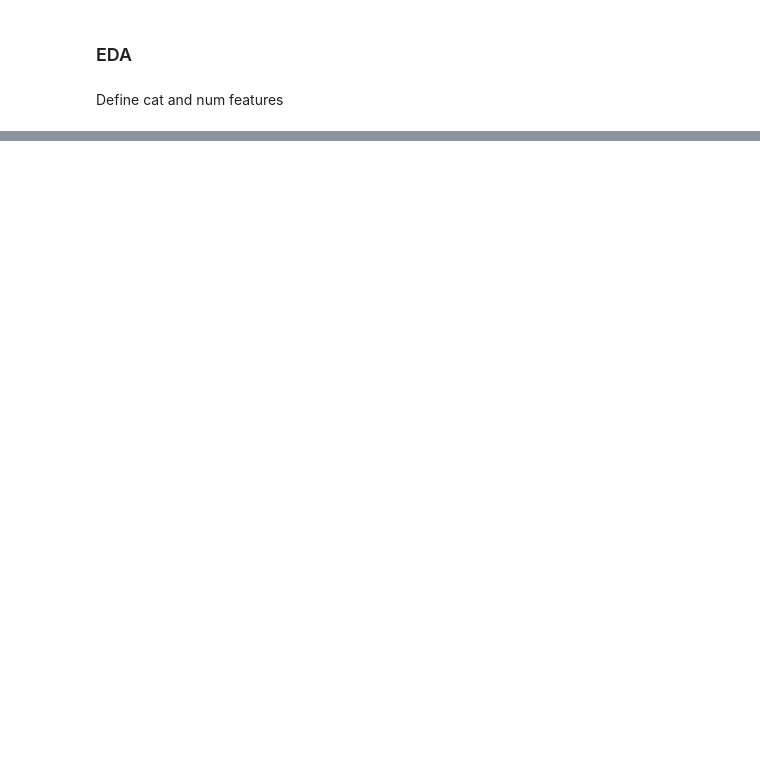
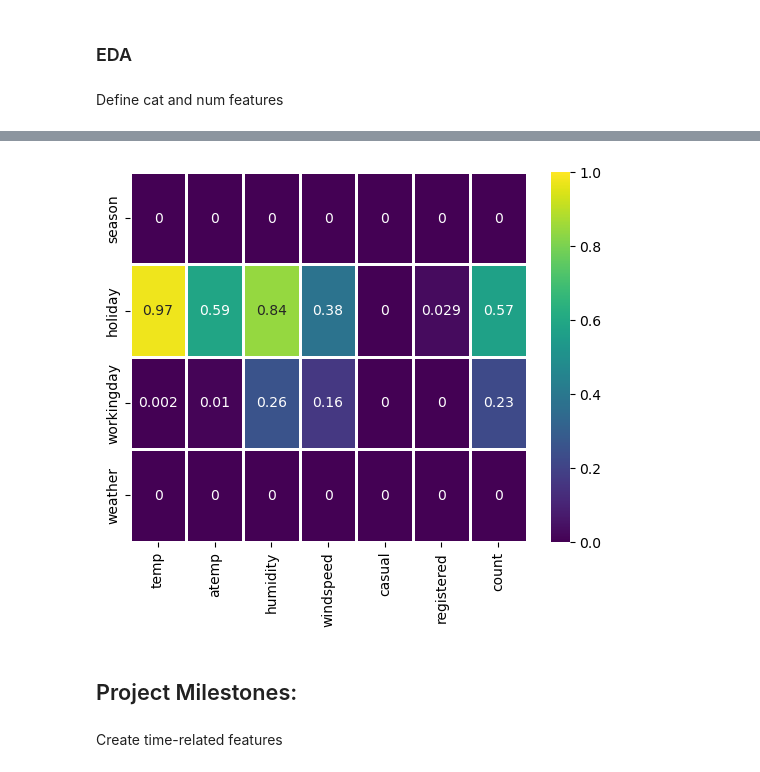
Before and after one commit to ElizavetaBugaeva/bootcamp_projects, a Jupyter notebook: week_03/Project Week 3.ipynb, the cells around one changed output, grey strips where cells are left out. Saved outputs shown, nothing was run; the diff lists cells and outputs as text; code cells hidden in the pictures; blank space fills up the shorter version.

```diff
--- a/week_03/Project Week 3.ipynb
+++ b/week_03/Project Week 3.ipynb
@@ -297,0 +174,11 @@ sample_week
+# %%
+#Works with p-values. p_value in all the cases < 0.05 implying likely correlation between categorical and numerical features
+def anova_pvalue(df,cat_col,num_col): #probability of no correlation
+    """
+    This function spits out the anova p-value (probability of no correlation)
+    between a categorical column and a numerical column of a dataframe
+    """
+    CategoryGroupLists = df.groupby(cat_col)[num_col].apply(list)
+    AnovaResults = ss.f_oneway(*CategoryGroupLists)
+    p_value = round(AnovaResults[1],3)
+    return p_value
@@ -297,0 +252,19 @@ sample_week
+# %%
+#Correlation between numrical and categorical features
+#Works with p-values. p_value in all the cases < 0.05 implying likely correlation between categorical and numerical features
+def anova_pvalue(df,cat_col,num_col): #probability of no correlation
+    """
+    This function spits out the anova p-value (probability of no correlation)
+    between a categorical column and a numerical column of a dataframe
+    """
+    CategoryGroupLists = df.groupby(cat_col)[num_col].apply(list)
+    AnovaResults = ss.f_oneway(*CategoryGroupLists)
+    p_value = round(AnovaResults[1],3)
+    return p_value
+# %%
+anova_pvalue_dict = dict(
+    zip(
+        num_features,
+        [[anova_pvalue(train,f1,f2) for f1 in cat_features] for f2 in num_features]
+    )
+)
@@ -297,0 +281,15 @@ sample_week
+# %%
+sns.heatmap(data=pd.DataFrame(data=anova_pvalue_dict,index=cat_features),
+            cmap='viridis',
+            linecolor='white',
+            linewidth=1,
+            annot=True,
+            vmin=0,
+            vmax=1
+           );
+# %% [output]
+[figure, added]
+# %% [markdown]
+## Project Milestones:
+# %% [markdown]
+Create time-related features
```
Also changed, not shown: parts of 66 cells of this notebook.
